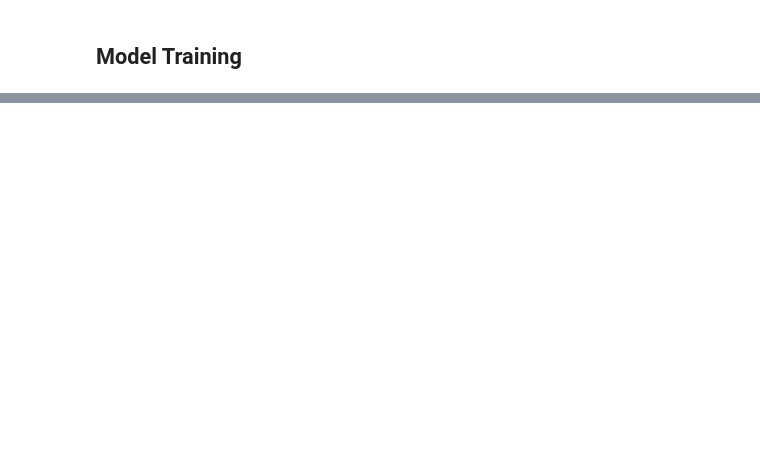
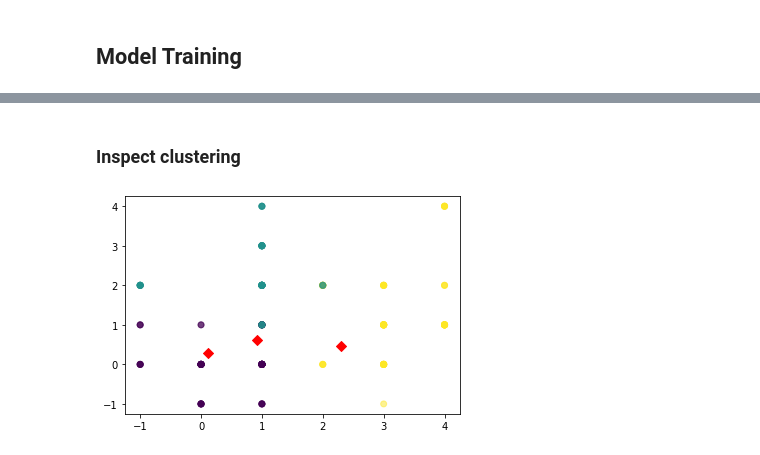
Before and after one commit to esoto15/text-tone-preference-analysis, a Jupyter notebook: data-analysis.ipynb, the cells around one changed output, grey strips where cells are left out. Saved outputs shown, nothing was run; the diff lists cells and outputs as text; code cells hidden in the pictures; blank space fills up the shorter version.

```diff
--- a/data-analysis.ipynb
+++ b/data-analysis.ipynb
@@ -221,0 +242,21 @@ from sklearn.metrics import silhouette_samples, silhouette_score
+# %% [markdown]
+### Inspect clustering
+# %%
+xs = X_test.iloc[:,0]
+ys = X_test.iloc[:,1]
+
+plt.scatter(xs, ys, c=labels, alpha=0.5)
+# Assign the cluster centers: centroids
+centroids = model.cluster_centers_
+
+# Assign the columns of centroids: centroids_x, centroids_y
+centroids_x = centroids[:, 1]
+centroids_y = centroids[:, 2]
+
+# Make a scatter plot of centroids_x and centroids_y
+plt.scatter(centroids_x, centroids_y, marker='D', s=50, c='red')
+
+# Show the plot
+plt.show()
+# %% [output]
+[figure, added]
```
Also changed, not shown: parts of 23 cells of this notebook.
